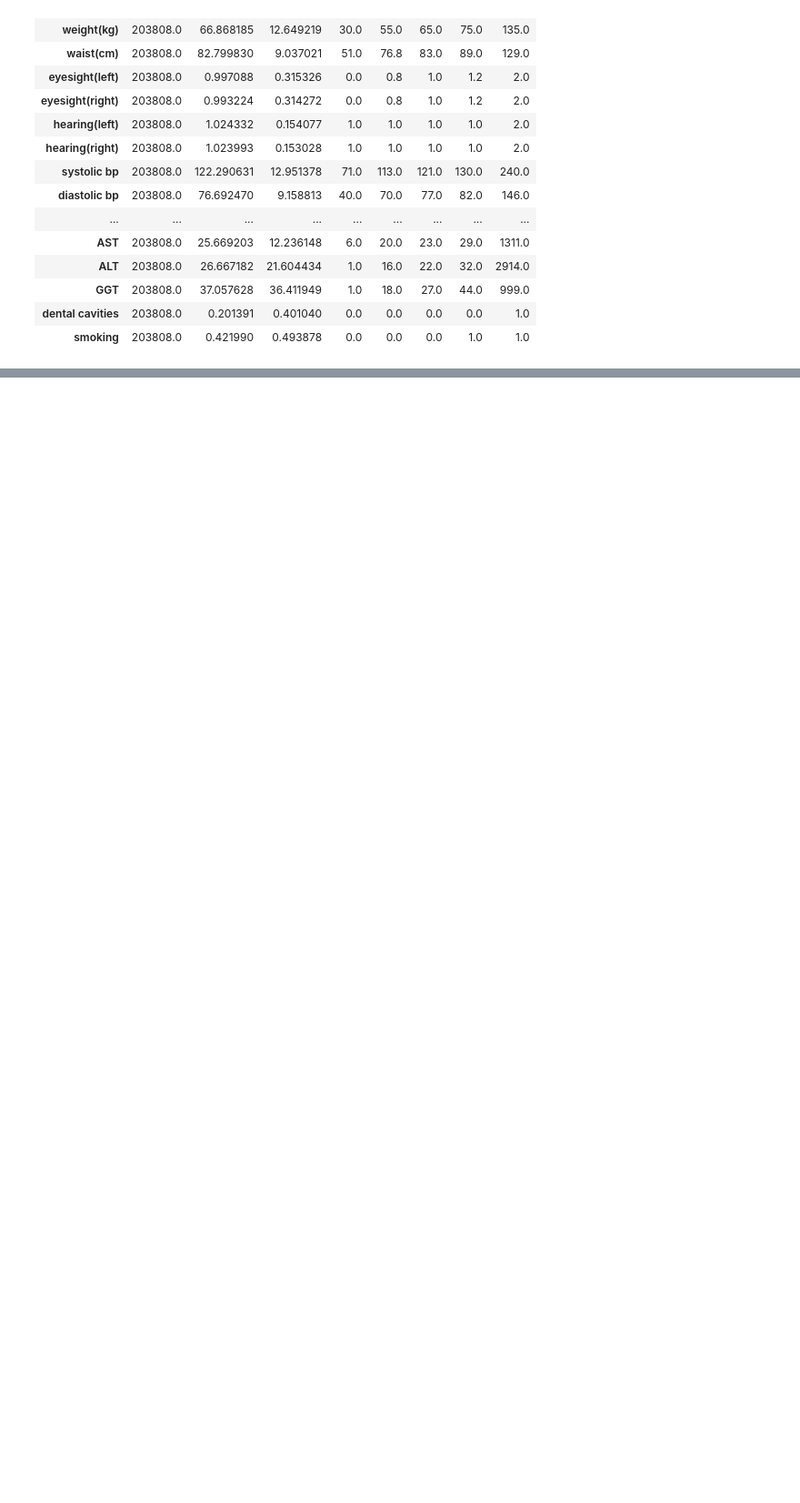
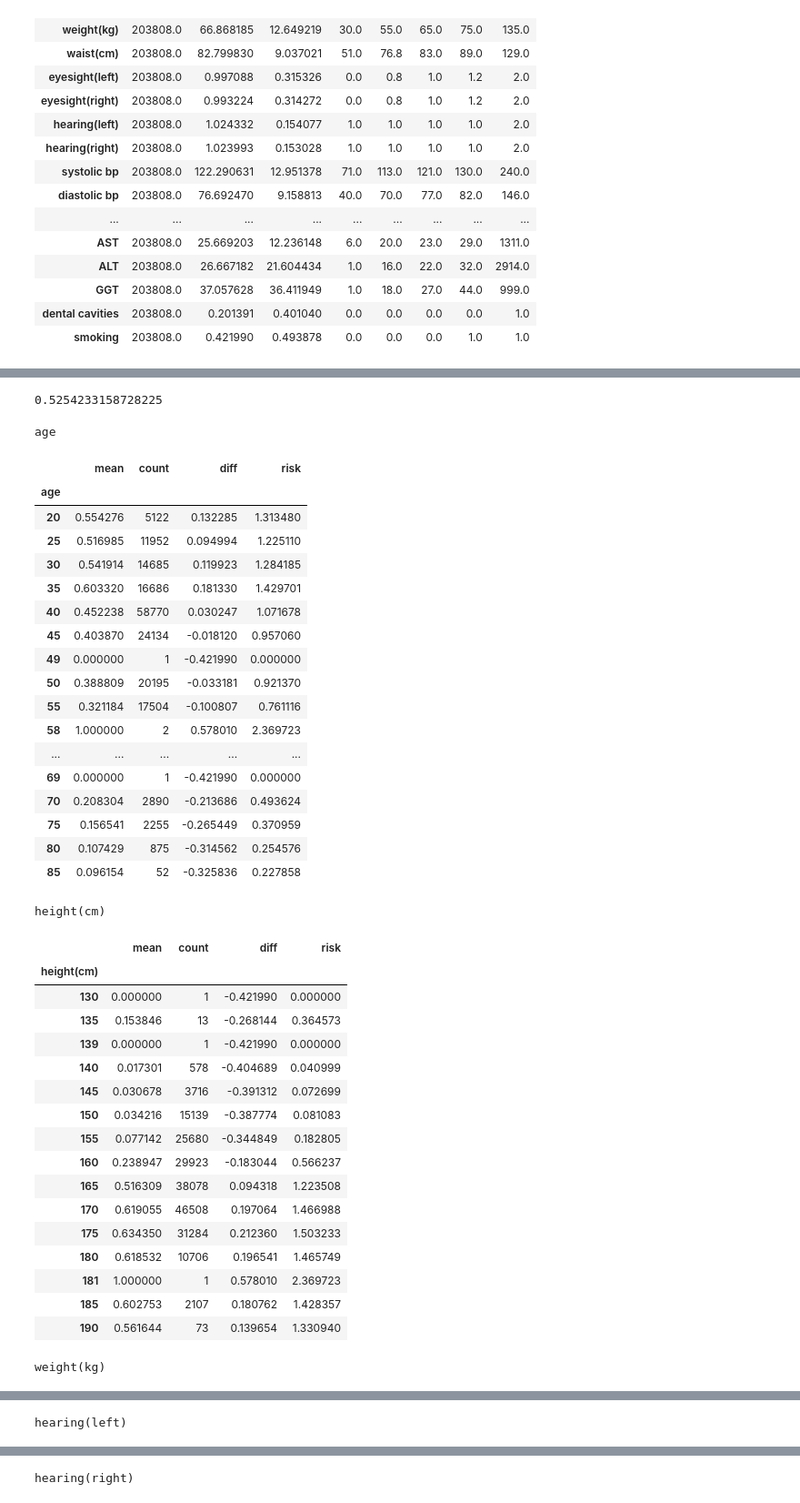
Before and after one commit to Koda98/smoker-status-prediction, a Jupyter notebook: notebook.ipynb, the cells around one changed output, grey strips where cells are left out. Shown: that part at 91% size. Saved outputs shown, nothing was run; the diff lists cells and outputs as text; code cells hidden in the pictures; blank space fills up the shorter version.

```diff
--- a/notebook.ipynb
+++ b/notebook.ipynb
@@ -251,0 +248,3 @@ orig_data_df['age'].value_counts()[orig_bins].plot(kind='bar')
+# %%
+global_smoking = df_train.smoking.mean()
+global_smoking
@@ -251,0 +257,60 @@ orig_data_df['age'].value_counts()[orig_bins].plot(kind='bar')
+# %%
+df_train[df_train['dental cavities'] == 1].smoking.mean()
+# %% [output]
+0.5254233158728225
+# %%
+categorical_cols = [
+    'age',
+    'height(cm)',
+    'weight(kg)',
+    'hearing(left)',
+    'hearing(right)',
+    'dental cavities'
+]
+for c in categorical_cols:
+    print(c)
+    df_group = df_train.groupby(c).smoking.agg(['mean', 'count'])
+    df_group['diff'] = df_group['mean'] - global_smoking
+    df_group['risk'] = df_group['mean'] / global_smoking
+    display(df_group)
+    print()
+    print()
+# %% [output]
+age
+|  | mean | count | diff | risk |
+| age |  |  |  |  |
+| 20 | 0.554276 | 5122 | 0.132285 | 1.313480 |
+| 25 | 0.516985 | 11952 | 0.094994 | 1.225110 |
+| 30 | 0.541914 | 14685 | 0.119923 | 1.284185 |
+| 35 | 0.603320 | 16686 | 0.181330 | 1.429701 |
+| 40 | 0.452238 | 58770 | 0.030247 | 1.071678 |
+| 45 | 0.403870 | 24134 | -0.018120 | 0.957060 |
+| 49 | 0.000000 | 1 | -0.421990 | 0.000000 |
+| 50 | 0.388809 | 20195 | -0.033181 | 0.921370 |
+| 55 | 0.321184 | 17504 | -0.100807 | 0.761116 |
+| 58 | 1.000000 | 2 | 0.578010 | 2.369723 |
+| ... | ... | ... | ... | ... |
+| 69 | 0.000000 | 1 | -0.421990 | 0.000000 |
+| 70 | 0.208304 | 2890 | -0.213686 | 0.493624 |
+| 75 | 0.156541 | 2255 | -0.265449 | 0.370959 |
+| 80 | 0.107429 | 875 | -0.314562 | 0.254576 |
+| 85 | 0.096154 | 52 | -0.325836 | 0.227858 |
+height(cm)
+|  | mean | count | diff | risk |
+| height(cm) |  |  |  |  |
+| 130 | 0.000000 | 1 | -0.421990 | 0.000000 |
+| 135 | 0.153846 | 13 | -0.268144 | 0.364573 |
+| 139 | 0.000000 | 1 | -0.421990 | 0.000000 |
+| 140 | 0.017301 | 578 | -0.404689 | 0.040999 |
+| 145 | 0.030678 | 3716 | -0.391312 | 0.072699 |
+| 150 | 0.034216 | 15139 | -0.387774 | 0.081083 |
+| 155 | 0.077142 | 25680 | -0.344849 | 0.182805 |
+| 160 | 0.238947 | 29923 | -0.183044 | 0.566237 |
+| 165 | 0.516309 | 38078 | 0.094318 | 1.223508 |
+| 170 | 0.619055 | 46508 | 0.197064 | 1.466988 |
+| 175 | 0.634350 | 31284 | 0.212360 | 1.503233 |
+| 180 | 0.618532 | 10706 | 0.196541 | 1.465749 |
+| 181 | 1.000000 | 1 | 0.578010 | 2.369723 |
+| 185 | 0.602753 | 2107 | 0.180762 | 1.428357 |
+| 190 | 0.561644 | 73 | 0.139654 | 1.330940 |
+weight(kg)
@@ -251,0 +335 @@ orig_data_df['age'].value_counts()[orig_bins].plot(kind='bar')
+hearing(left)
@@ -251,0 +340 @@ orig_data_df['age'].value_counts()[orig_bins].plot(kind='bar')
+hearing(right)
```
Also changed, not shown: parts of 27 cells of this notebook, 3 other files.
